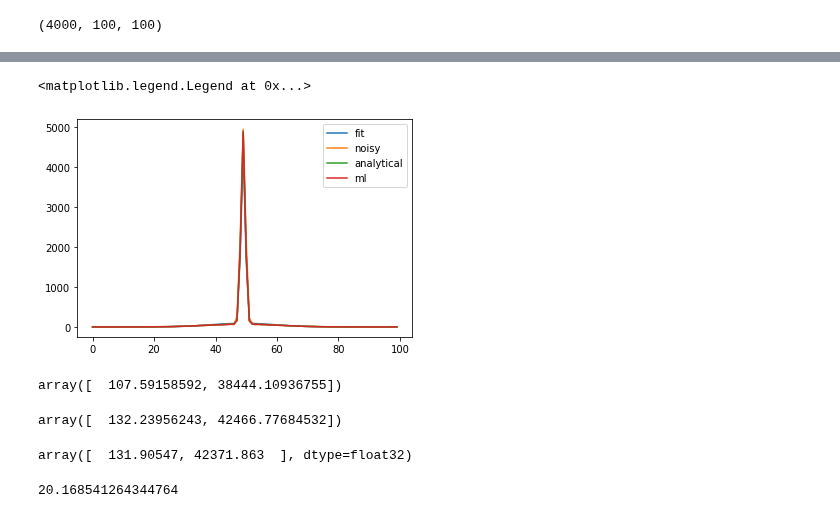
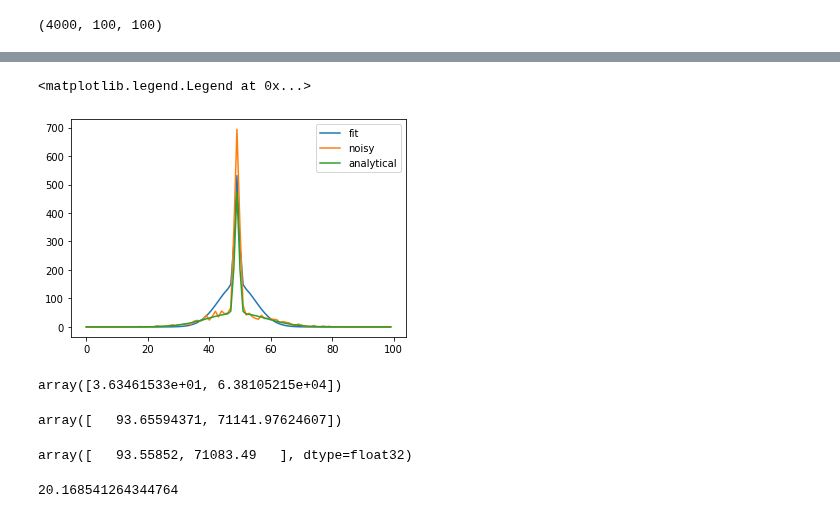
Before and after one commit to alec-gironda/Bose-Einstein-Condensate-NN, a Jupyter notebook: gaussian_fit.ipynb, the cells around one changed output, grey strips where cells are left out. Drawn from its saved outputs; the diff is of its cells as text; code cells hidden in the pictures.

```diff
--- a/gaussian_fit.ipynb
+++ b/gaussian_fit.ipynb
@@ -372,11 +372,11 @@ x = np.linspace(-49, 50, 100)
 y = np.linspace(-49, 50, 100)
 x, y = np.meshgrid(x, y)
 
-initial_guess = (0,0,50000,175)
+initial_guess = (0,0,100000,100)
 preds = []
 origins = []
 for i,im in enumerate(x_test):
-    popt, _ = opt.curve_fit(analytical_eq, (x, y), im.ravel(), p0=initial_guess)
+    popt, _ = opt.curve_fit(analytical_eq, (x, y), im.ravel(), p0=initial_guess,maxfev = 5000)
     xo,yo = popt[:2]
     pred_No = popt[2]
     pred_T = popt[3]
@@ -436,0 +429,10 @@ ml_preds = y_scaler.inverse_transform(ml_preds)
+# %%
+check_indx = 9
+
+data_fitted = analytical_eq((x, y), *origins[check_indx],*preds[check_indx][::-1])
+
+fig, ax = plt.subplots(1, 1)
+ax.imshow(tmp_x_test[check_indx].reshape(100, 100), cmap=plt.cm.jet, origin='lower',
+    extent=(x.min(), x.max(), y.min(), y.max()))
+# ax.contour(x, y, data_fitted.reshape(100, 100),10, colors='w')
+plt.show()
@@ -437,36 +441,36 @@ ml_preds = y_scaler.inverse_transform(ml_preds)
 # %%
 check = data_fitted.reshape(100,100)
-row = 50
+row = 47
 
 # analytical solution used curve fitting for origin
 
 analytical_soln = analytical_eq((x,y),*origins[check_indx],*tmp_y_test[check_indx][::-1])
 analytical_soln_im = np.reshape(analytical_soln,(length,length))
 fit_im = analytical_eq((x, y), *origins[check_indx],*preds[check_indx][::-1])
 fit_im = np.reshape(fit_im,(length,length))
 ml_im = analytical_eq((x, y), *origins[check_indx],*ml_preds[check_indx][::-1])
 ml_im = np.reshape(ml_im,(length,length))
 
 plt.plot(np.arange(len(check[0])),fit_im[row],label = "fit")
 plt.plot(np.arange(len(check[0])),tmp_x_test[check_indx,row],label = "noisy")
 plt.plot(np.arange(len(check[0])),analytical_soln_im[row],label = "analytical")
-plt.plot(np.arange(len(check[0])),ml_im[row],label = "ml")
+# plt.plot(np.arange(len(check[0])),ml_im[row],label = "ml")
 plt.legend()
 # %% [output]
 <matplotlib.legend.Legend at 0x...>
-[figure, old version]
+[figure, new version]
 # %%
 preds[check_indx]
 # %% [output]
-array([  107.59158592, 38444.10936755])
+array([3.63461533e+01, 6.38105215e+04])
 # %%
 tmp_y_test[check_indx]
 # %% [output]
-array([  132.23956243, 42466.77684532])
+array([   93.65594371, 71141.97624607])
 # %%
 ml_preds[check_indx]
 # %% [output]
-array([  131.90547, 42371.863  ], dtype=float32)
+array([   93.55852, 71083.49   ], dtype=float32)
 # %%
 fit_T_rmse = mean_squared_error(preds[:,0],tmp_y_test[:,0],squared = False)
 fit_T_rmse
```
Also changed, not shown: parts of 12 cells of this notebook.
